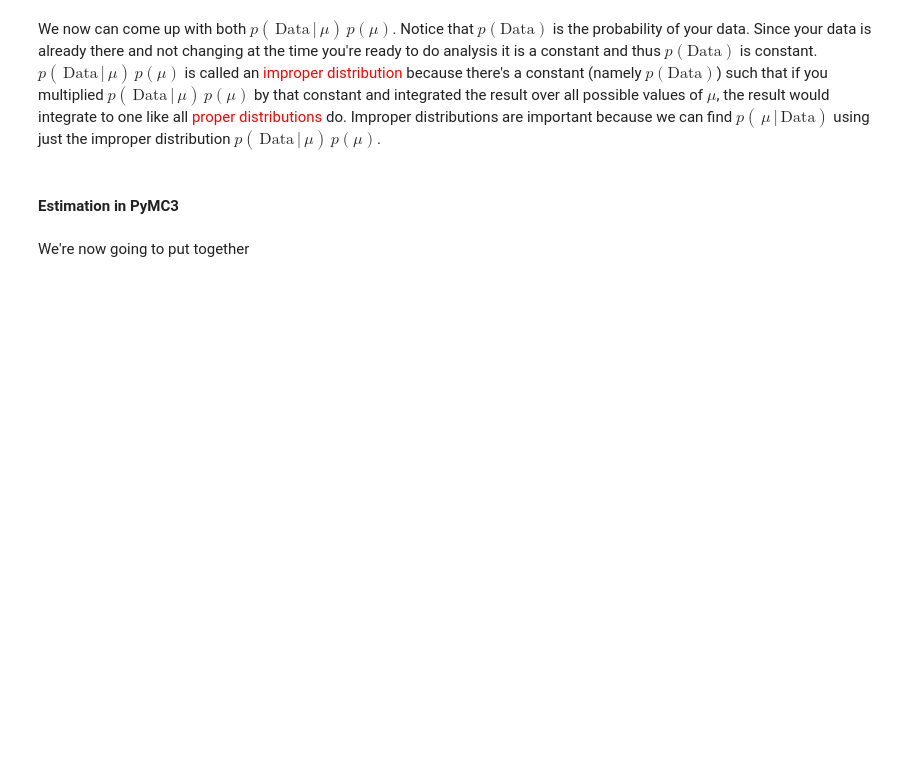
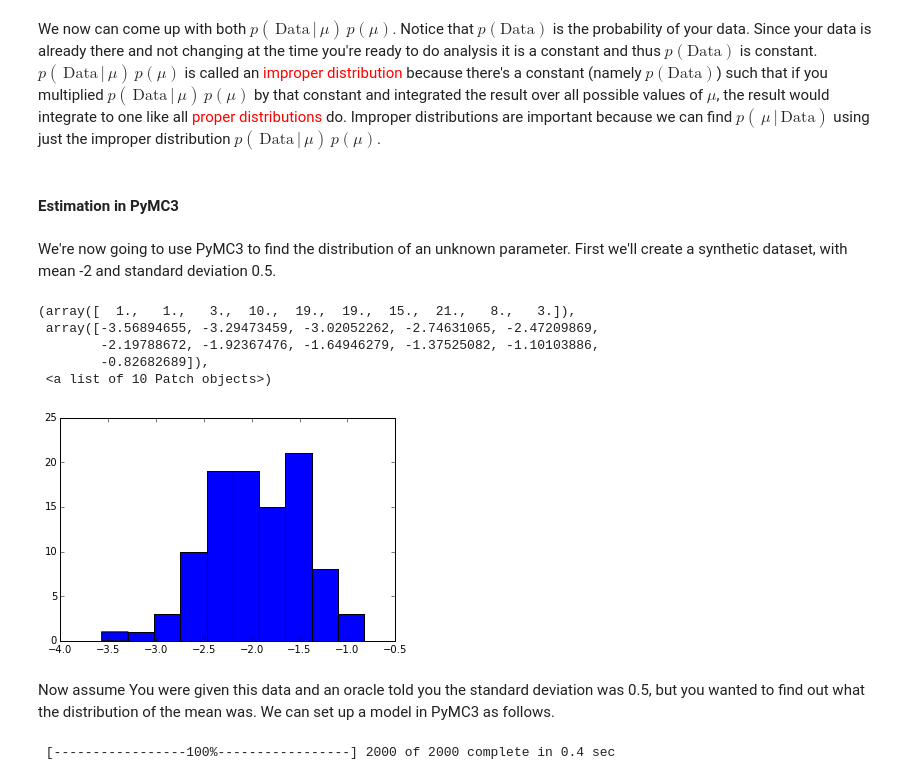
Before and after one commit to LucaFoschini/UCSBDataScienceBootcamp2015, a Jupyter notebook: Day07_Stats/notebooks/estimation.ipynb, the cells around one changed output. Drawn from its saved outputs; the diff is of its cells as text; code cells hidden in the pictures; blank space fills up the shorter version.

Commit message:
added pymc3 estimation. quantile definition. updated syllabus

```diff
--- a/Day07_Stats/notebooks/estimation.ipynb
+++ b/Day07_Stats/notebooks/estimation.ipynb
@@ -65,5 +65,3 @@ $$p(\,\mu\,|\,\mathrm{Data})=\frac{p(\,\mathrm{Data}\,|\,\mu)\,p(\mu)}{p(\mathrm
 We now can come up with both $p(\,\mathrm{Data}\,|\,\mu)\,p(\mu)$. Notice that $p(\mathrm{Data})$ is the probability of your data. Since your data is already there and not changing at the time you're ready to do analysis it is a constant and thus $p(\mathrm{Data})$ is constant. $p(\,\mathrm{Data}\,|\,\mu)\,p(\mu)$ is called an <font color='red'>improper distribution</font> because there's a constant (namely $p(\mathrm{Data})$) such that if you multiplied $p(\,\mathrm{Data}\,|\,\mu)\,p(\mu)$ by that constant and integrated the result over all possible values of $\mu$, the result would integrate to one like all <font color='red'>proper distributions</font> do. Improper distributions are important because we can find $p(\,\mu\,|\,\mathrm{Data})$ using just the improper distribution $p(\,\mathrm{Data}\,|\,\mu)\,p(\mu)$.
 # %% [markdown]
 #### Estimation in PyMC3
-# %% [markdown]
-We're now going to put together
@@ -71,0 +68,17 @@ import pymc3
+# %% [markdown]
+We're now going to use PyMC3 to find the distribution of an unknown parameter. First we'll create a synthetic dataset, with mean -2 and standard deviation 0.5.
+# %%
+import numpy as np
+Data = np.random.normal(loc=-2, scale=0.5, size=100)
+# %%
+%matplotlib inline
+plt.hist(Data)
+# %% [output]
+(array([  1.,   1.,   3.,  10.,  19.,  19.,  15.,  21.,   8.,   3.]),
+ array([-3.56894655, -3.29473459, -3.02052262, -2.74631065, -2.47209869,
+        -2.19788672, -1.92367476, -1.64946279, -1.37525082, -1.10103886,
+        -0.82682689]),
+ <a list of 10 Patch objects>)
+[figure, added]
+# %% [markdown]
+Now assume You were given this data and an oracle told you the standard deviation was 0.5, but you wanted to find out what the distribution of the mean was. We can set up a model in PyMC3 as follows.
@@ -71,0 +99,12 @@ import pymc3
+# %%
+from pymc3 import NUTS, sample
+
+with our_first_model:
+
+    # instantiate sampler
+    step = NUTS()
+
+    # draw 2000 posterior samples
+    trace = sample(2000, step)
+# %% [output]
+ [-----------------100%-----------------] 2000 of 2000 complete in 0.4 sec
```
Also changed, not shown: parts of 3 cells of this notebook, 2 other files.
